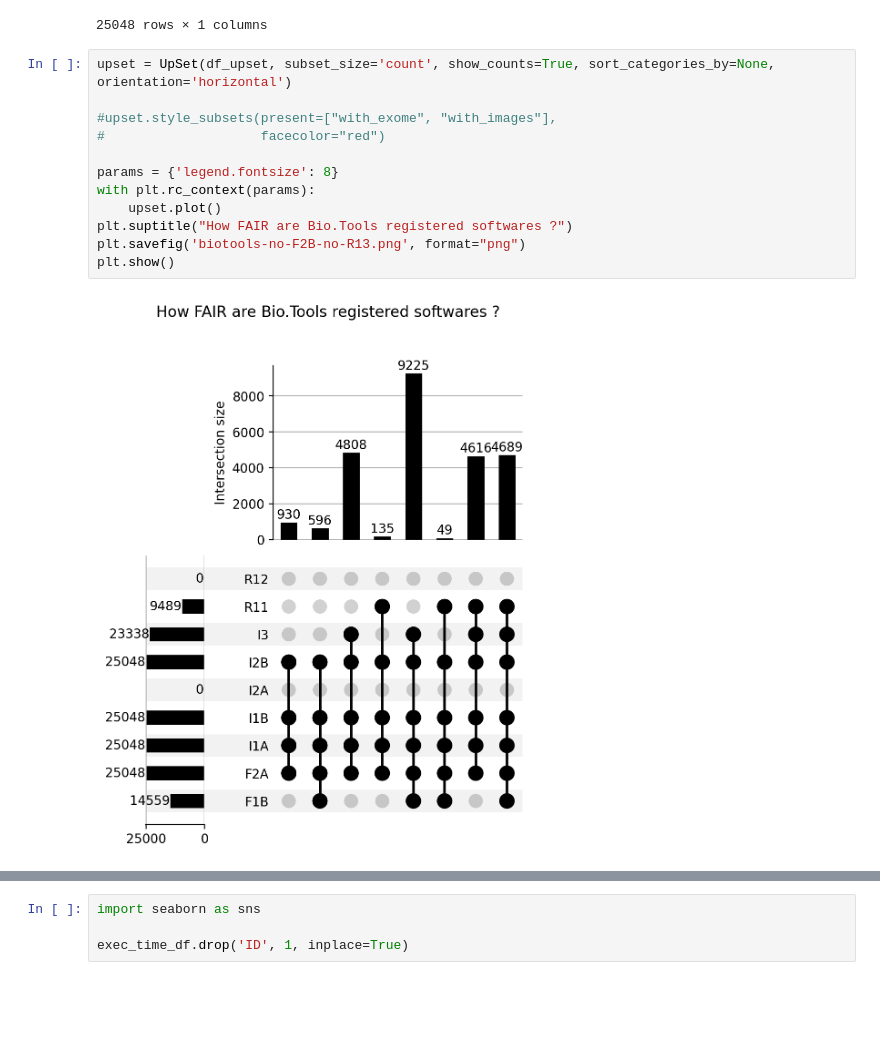
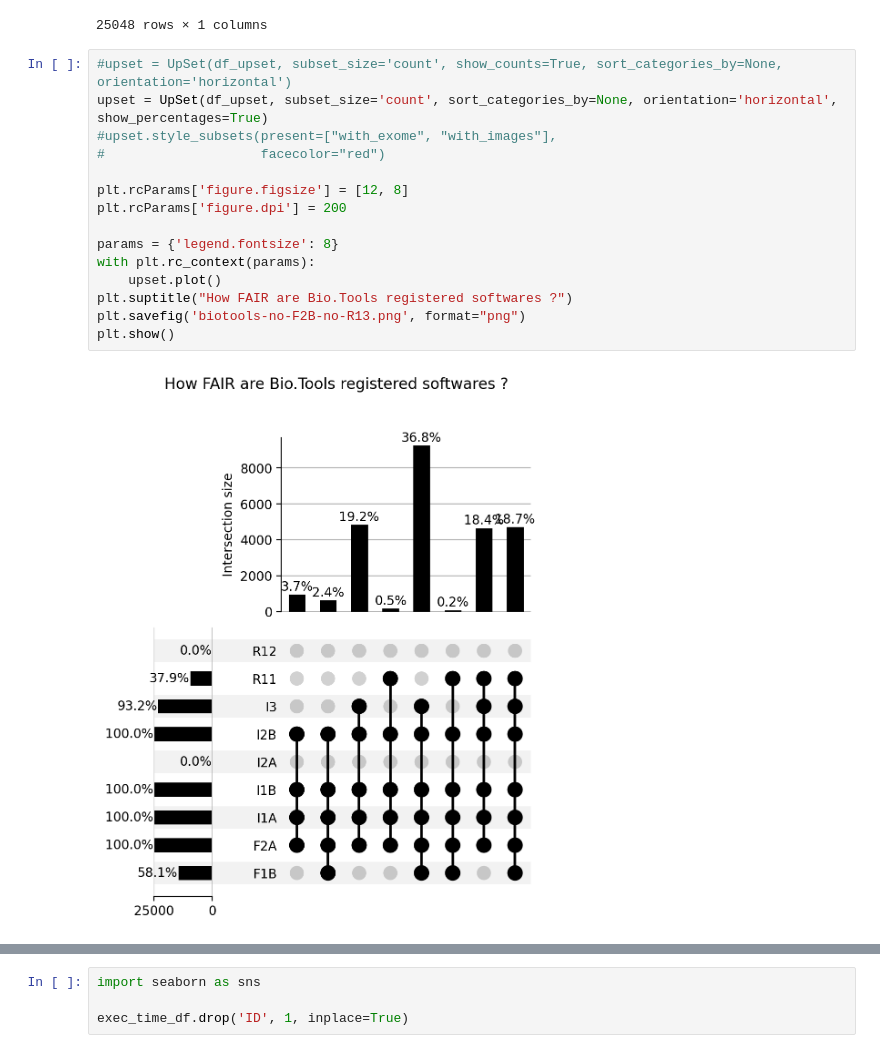
Before and after one commit to IFB-ElixirFr/FAIR-checker, a Jupyter notebook: notebooks/biotools_experimental_sudy-plotting.ipynb, the cells around one changed output, grey strips where cells are left out. Drawn from its saved outputs; the diff is of its cells as text; blank space fills up the shorter version.

```diff
--- a/notebooks/biotools_experimental_sudy-plotting.ipynb
+++ b/notebooks/biotools_experimental_sudy-plotting.ipynb
@@ -123,16 +123,19 @@ df_upset
 |  |  |  |  |  |  |  | False | False | https://bio.tools/xmipp |
 25048 rows × 1 columns
 # %%
-upset = UpSet(df_upset, subset_size='count', show_counts=True, sort_categories_by=None, orientation='horizontal')
-
+#upset = UpSet(df_upset, subset_size='count', show_counts=True, sort_categories_by=None, orientation='horizontal')
+upset = UpSet(df_upset, subset_size='count', sort_categories_by=None, orientation='horizontal', show_percentages=True)
 #upset.style_subsets(present=["with_exome", "with_images"],
 #                    facecolor="red")
+
+plt.rcParams['figure.figsize'] = [12, 8]
+plt.rcParams['figure.dpi'] = 200
 
 params = {'legend.fontsize': 8}
 with plt.rc_context(params):
     upset.plot()
 plt.suptitle("How FAIR are Bio.Tools registered softwares ?")
 plt.savefig('biotools-no-F2B-no-R13.png', format="png")
 plt.show()
 # %% [output]
-[figure, old version]
+[figure, new version]
```
Also changed, not shown: parts of 1 cell of this notebook, 31 other files.
